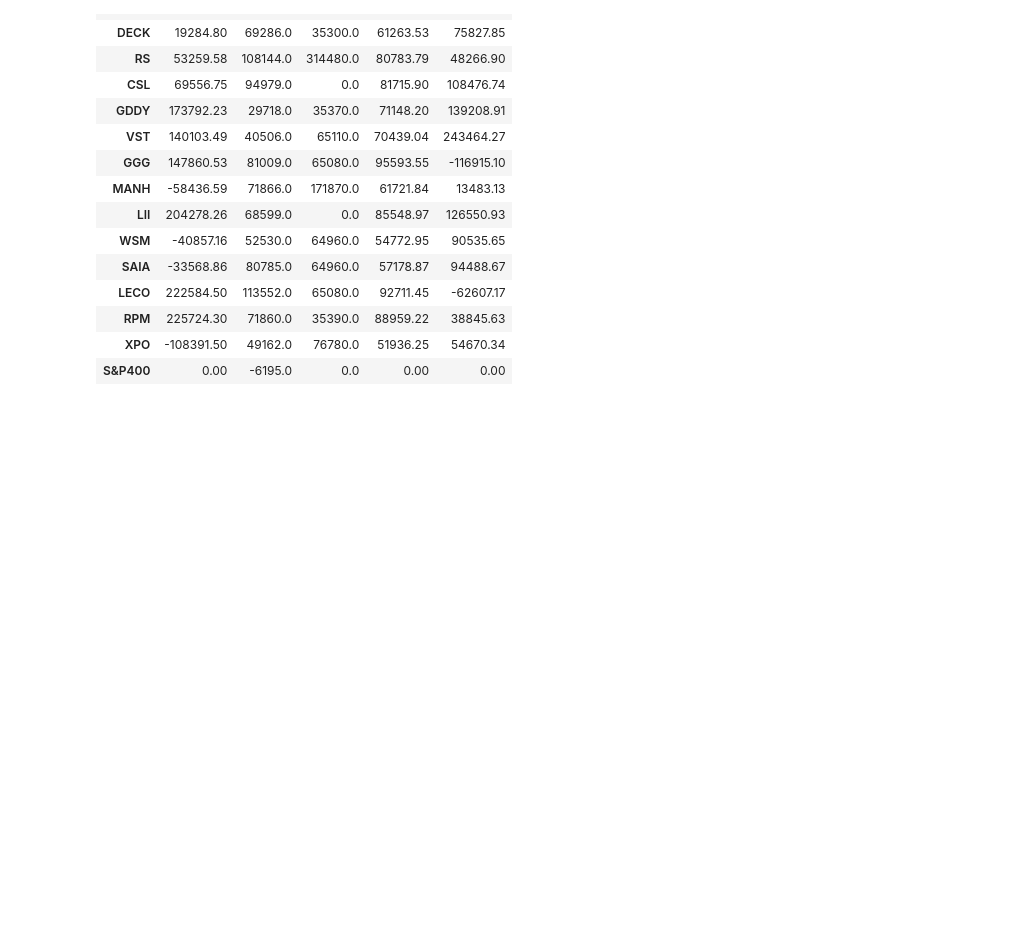
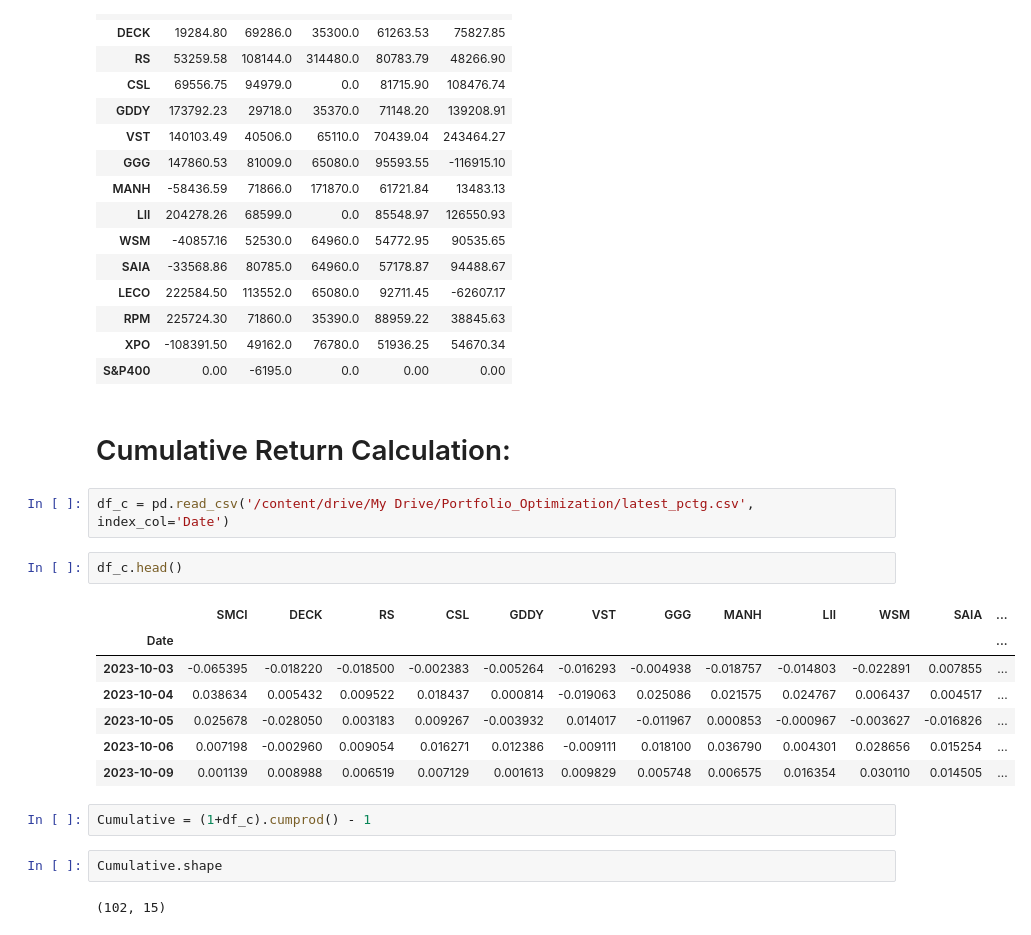
Before and after one commit to Fenilsavani-and/Portfolio_Optimization, a Jupyter notebook: Portfolio_Optimization_Models.ipynb, the cells around one changed output. Saved outputs shown, nothing was run; the diff lists cells and outputs as text; blank space fills up the shorter version.

```diff
--- a/Portfolio_Optimization_Models.ipynb
+++ b/Portfolio_Optimization_Models.ipynb
@@ -812,3 +728,23 @@ PF_Value
 | RPM | 225724.30 | 71860.0 | 35390.0 | 88959.22 | 38845.63 |
 | XPO | -108391.50 | 49162.0 | 76780.0 | 51936.25 | 54670.34 |
 | S&P400 | 0.00 | -6195.0 | 0.0 | 0.00 | 0.00 |
+# %% [markdown]
+# Cumulative Return Calculation:
+# %%
+df_c = pd.read_csv('/content/drive/My Drive/Portfolio_Optimization/latest_pctg.csv', index_col='Date')
+# %%
+df_c.head()
+# %% [output]
+|  | SMCI | DECK | RS | CSL | GDDY | VST | GGG | MANH | LII | WSM | SAIA | ... |
+| Date |  |  |  |  |  |  |  |  |  |  |  | ... |
+| 2023-10-03 | -0.065395 | -0.018220 | -0.018500 | -0.002383 | -0.005264 | -0.016293 | -0.004938 | -0.018757 | -0.014803 | -0.022891 | 0.007855 | ... |
+| 2023-10-04 | 0.038634 | 0.005432 | 0.009522 | 0.018437 | 0.000814 | -0.019063 | 0.025086 | 0.021575 | 0.024767 | 0.006437 | 0.004517 | ... |
+| 2023-10-05 | 0.025678 | -0.028050 | 0.003183 | 0.009267 | -0.003932 | 0.014017 | -0.011967 | 0.000853 | -0.000967 | -0.003627 | -0.016826 | ... |
+| 2023-10-06 | 0.007198 | -0.002960 | 0.009054 | 0.016271 | 0.012386 | -0.009111 | 0.018100 | 0.036790 | 0.004301 | 0.028656 | 0.015254 | ... |
+| 2023-10-09 | 0.001139 | 0.008988 | 0.006519 | 0.007129 | 0.001613 | 0.009829 | 0.005748 | 0.006575 | 0.016354 | 0.030110 | 0.014505 | ... |
+# %%
+Cumulative = (1+df_c).cumprod() - 1
+# %%
+Cumulative.shape
+# %% [output]
+(102, 15)
```
Also changed, not shown: parts of 39 cells of this notebook.
